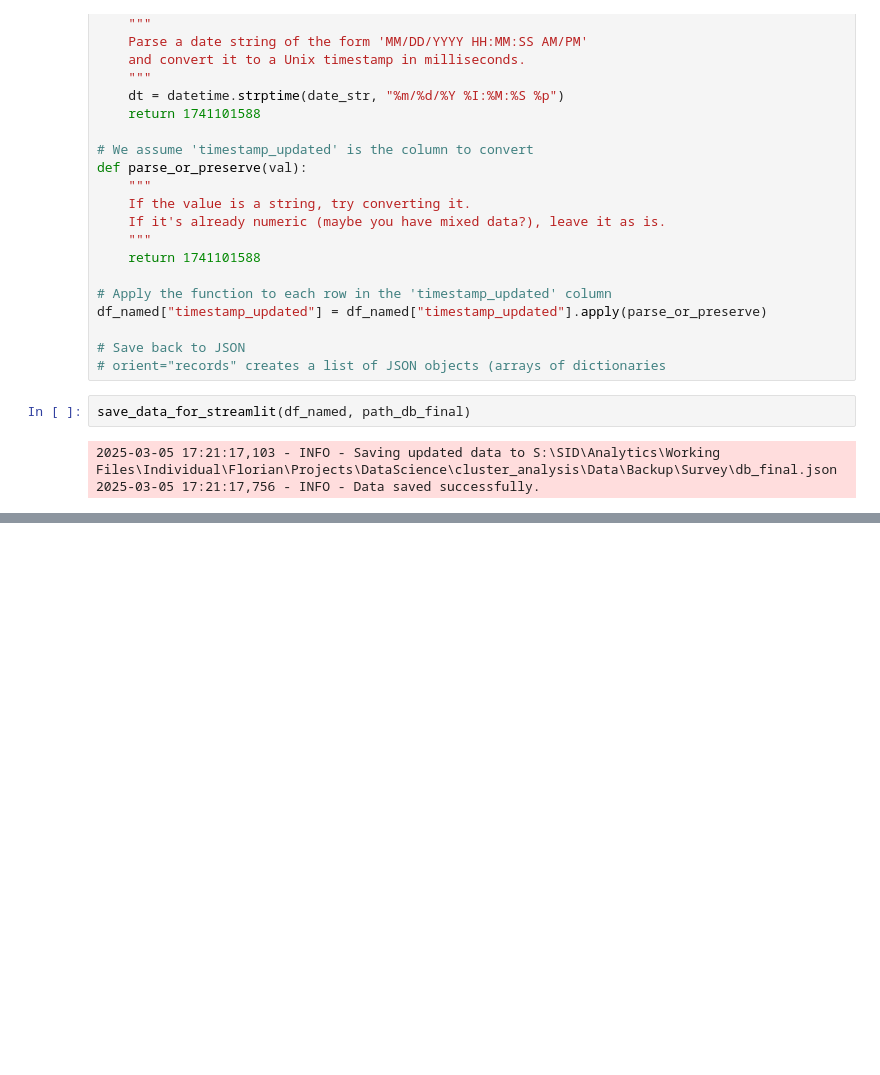
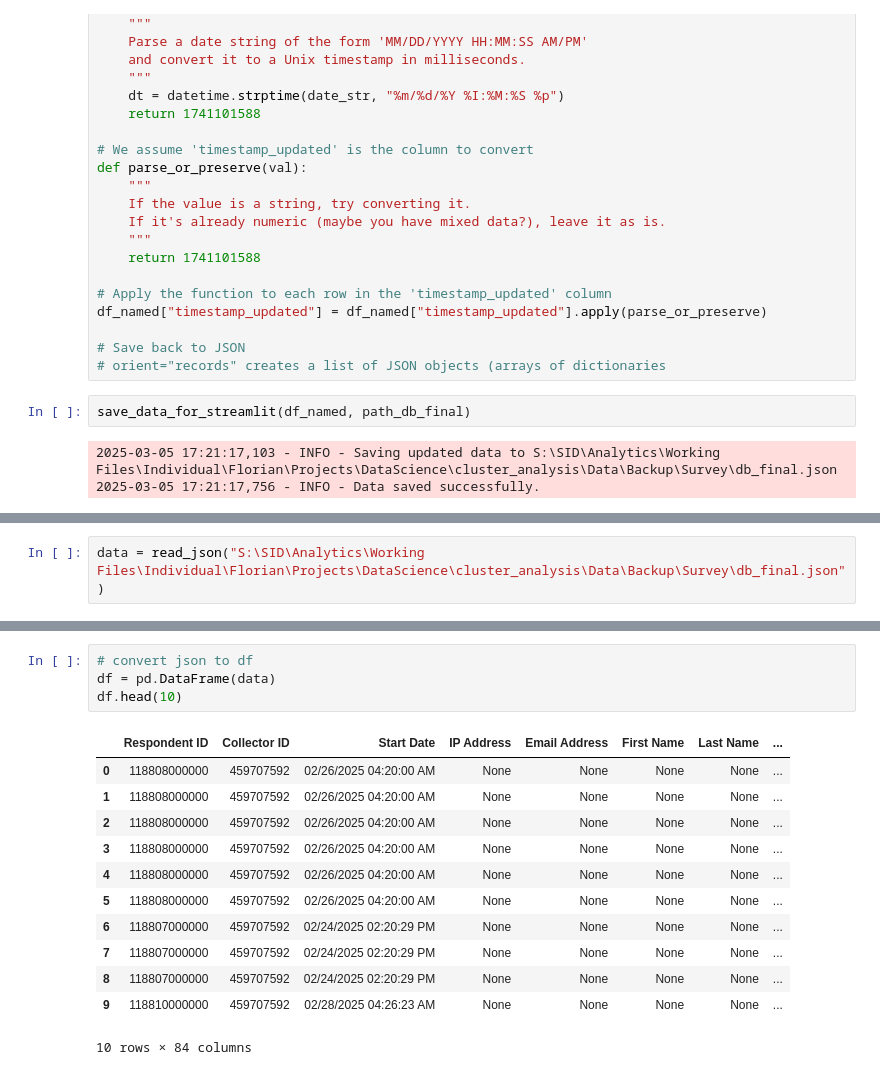
Before and after one commit to fb-pikpok/Cluster_Analysis, a Jupyter notebook: data_pipeline_multiple_sources.ipynb, the cells around one changed output, grey strips where cells are left out. Saved outputs shown, nothing was run; the diff lists cells and outputs as text; blank space fills up the shorter version.

Commit message:
Michael multiple data sourcese

```diff
--- a/data_pipeline_multiple_sources.ipynb
+++ b/data_pipeline_multiple_sources.ipynb
@@ -628,0 +561,2 @@ save_df_as_json(df, path_db_clustered)
+# %%
+data = read_json("S:\SID\Analytics\Working Files\Individual\Florian\Projects\DataScience\cluster_analysis\Data\Backup\Survey\db_final.json")
@@ -628,0 +619,17 @@ save_df_as_json(df, path_db_clustered)
+# %%
+# convert json to df
+df = pd.DataFrame(data)
+df.head(10)
+# %% [output]
+|  | Respondent ID | Collector ID | Start Date | IP Address | Email Address | First Name | Last Name | ... |
+| 0 | 118808000000 | 459707592 | 02/26/2025 04:20:00 AM | None | None | None | None | ... |
+| 1 | 118808000000 | 459707592 | 02/26/2025 04:20:00 AM | None | None | None | None | ... |
+| 2 | 118808000000 | 459707592 | 02/26/2025 04:20:00 AM | None | None | None | None | ... |
+| 3 | 118808000000 | 459707592 | 02/26/2025 04:20:00 AM | None | None | None | None | ... |
+| 4 | 118808000000 | 459707592 | 02/26/2025 04:20:00 AM | None | None | None | None | ... |
+| 5 | 118808000000 | 459707592 | 02/26/2025 04:20:00 AM | None | None | None | None | ... |
+| 6 | 118807000000 | 459707592 | 02/24/2025 02:20:29 PM | None | None | None | None | ... |
+| 7 | 118807000000 | 459707592 | 02/24/2025 02:20:29 PM | None | None | None | None | ... |
+| 8 | 118807000000 | 459707592 | 02/24/2025 02:20:29 PM | None | None | None | None | ... |
+| 9 | 118810000000 | 459707592 | 02/28/2025 04:26:23 AM | None | None | None | None | ... |
+10 rows × 84 columns
```
Also changed, not shown: parts of 12 cells of this notebook, 1 other file.
